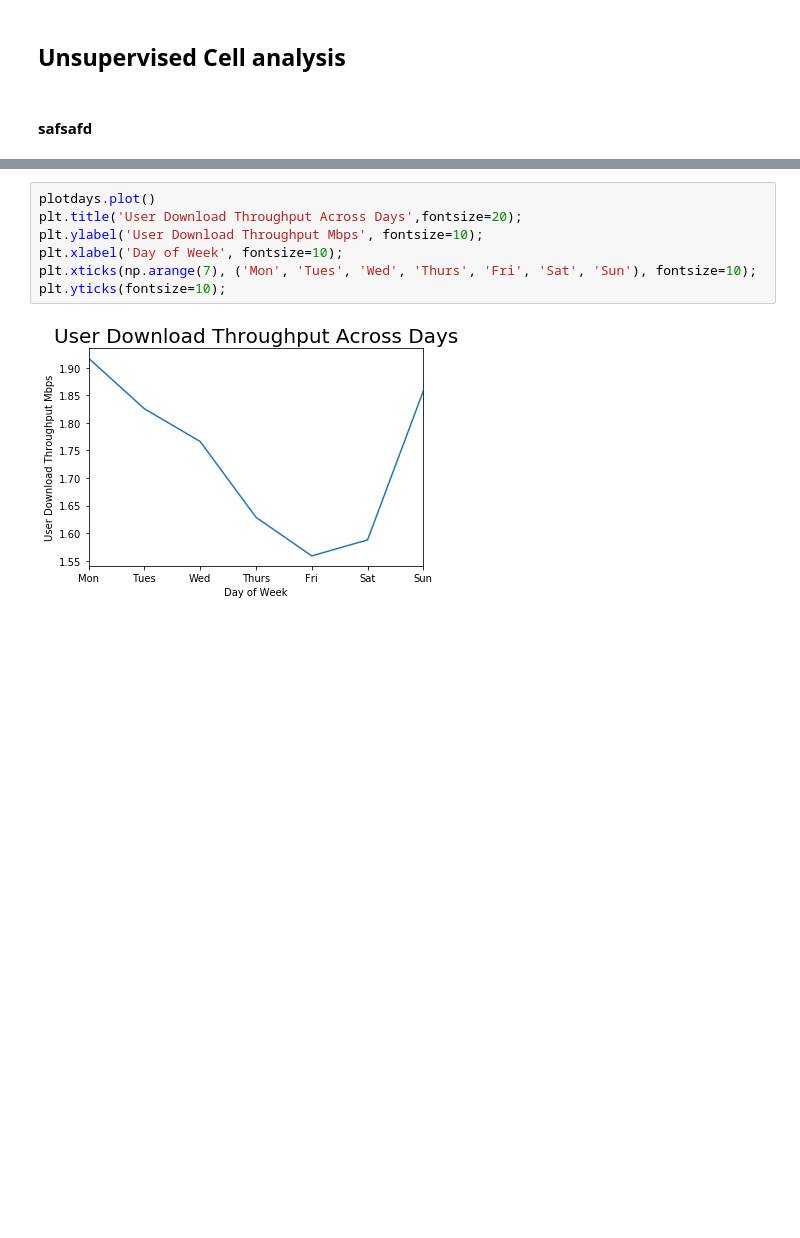
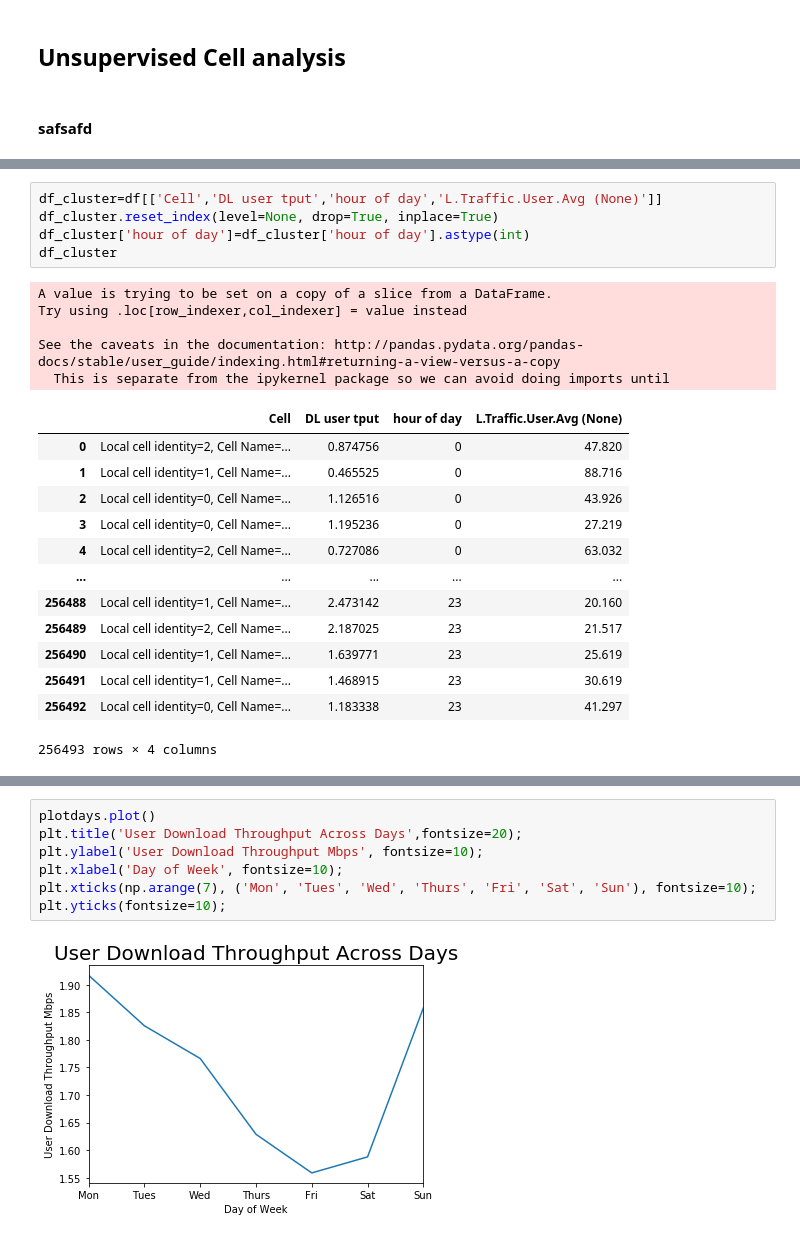
Before and after one commit to athalji/Timeseries_Forecasting_AWS, a Jupyter notebook: data_exploration.ipynb, the cells around one changed output, grey strips where cells are left out. Cells and saved outputs as stored; diff of their text form; blank space fills up the shorter version.

```diff
--- a/data_exploration.ipynb
+++ b/data_exploration.ipynb
@@ -249,0 +257,24 @@ plt.show()
+# %%
+df_cluster=df[['Cell','DL user tput','hour of day','L.Traffic.User.Avg (None)']]
+df_cluster.reset_index(level=None, drop=True, inplace=True)
+df_cluster['hour of day']=df_cluster['hour of day'].astype(int)
+df_cluster
+# %% [output]
+A value is trying to be set on a copy of a slice from a DataFrame.
+Try using .loc[row_indexer,col_indexer] = value instead
+
+See the caveats in the documentation: http://pandas.pydata.org/pandas-docs/stable/user_guide/indexing.html#returning-a-view-versus-a-copy
+  This is separate from the ipykernel package so we can avoid doing imports until
+|  | Cell | DL user tput | hour of day | L.Traffic.User.Avg (None) |
+| 0 | Local cell identity=2, Cell Name=... | 0.874756 | 0 | 47.820 |
+| 1 | Local cell identity=1, Cell Name=... | 0.465525 | 0 | 88.716 |
+| 2 | Local cell identity=0, Cell Name=... | 1.126516 | 0 | 43.926 |
+| 3 | Local cell identity=0, Cell Name=... | 1.195236 | 0 | 27.219 |
+| 4 | Local cell identity=2, Cell Name=... | 0.727086 | 0 | 63.032 |
+| ... | ... | ... | ... | ... |
+| 256488 | Local cell identity=1, Cell Name=... | 2.473142 | 23 | 20.160 |
+| 256489 | Local cell identity=2, Cell Name=... | 2.187025 | 23 | 21.517 |
+| 256490 | Local cell identity=1, Cell Name=... | 1.639771 | 23 | 25.619 |
+| 256491 | Local cell identity=1, Cell Name=... | 1.468915 | 23 | 30.619 |
+| 256492 | Local cell identity=0, Cell Name=... | 1.183338 | 23 | 41.297 |
+256493 rows × 4 columns
```
Also changed, not shown: parts of 7 cells of this notebook.
